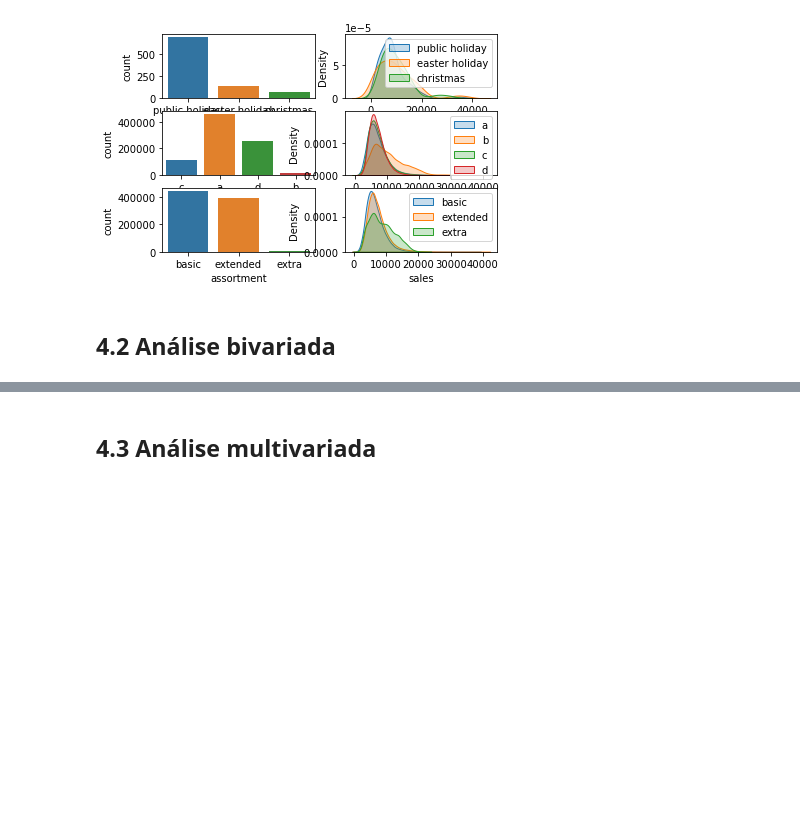
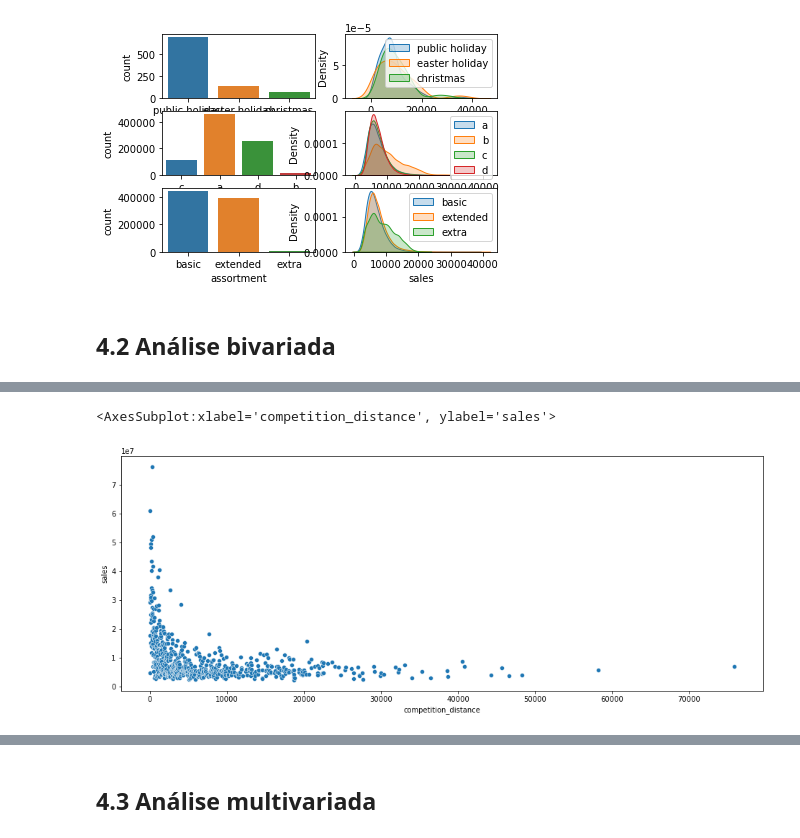
Before and after one commit to paixaols/rossmann-store-sales, a Jupyter notebook: Rossmann_sales_prediction.ipynb, the cells around one changed output, grey strips where cells are left out. Cells and saved outputs as stored; diff of their text form; code cells hidden in the pictures; blank space fills up the shorter version.

```diff
--- a/Rossmann_sales_prediction.ipynb
+++ b/Rossmann_sales_prediction.ipynb
@@ -408,0 +434,7 @@ plt.legend()
+# %%
+fig = plt.figure(figsize = (16,6))
+aux1 = df4[df4['competition_distance'] < 200000][['competition_distance', 'sales']].groupby('competition_distance').sum().reset_index()
+sns.scatterplot(x = 'competition_distance', y = 'sales', data = aux1)
+# %% [output]
+<AxesSubplot:xlabel='competition_distance', ylabel='sales'>
+[figure, added]
```
Also changed, not shown: parts of 7 cells of this notebook.
